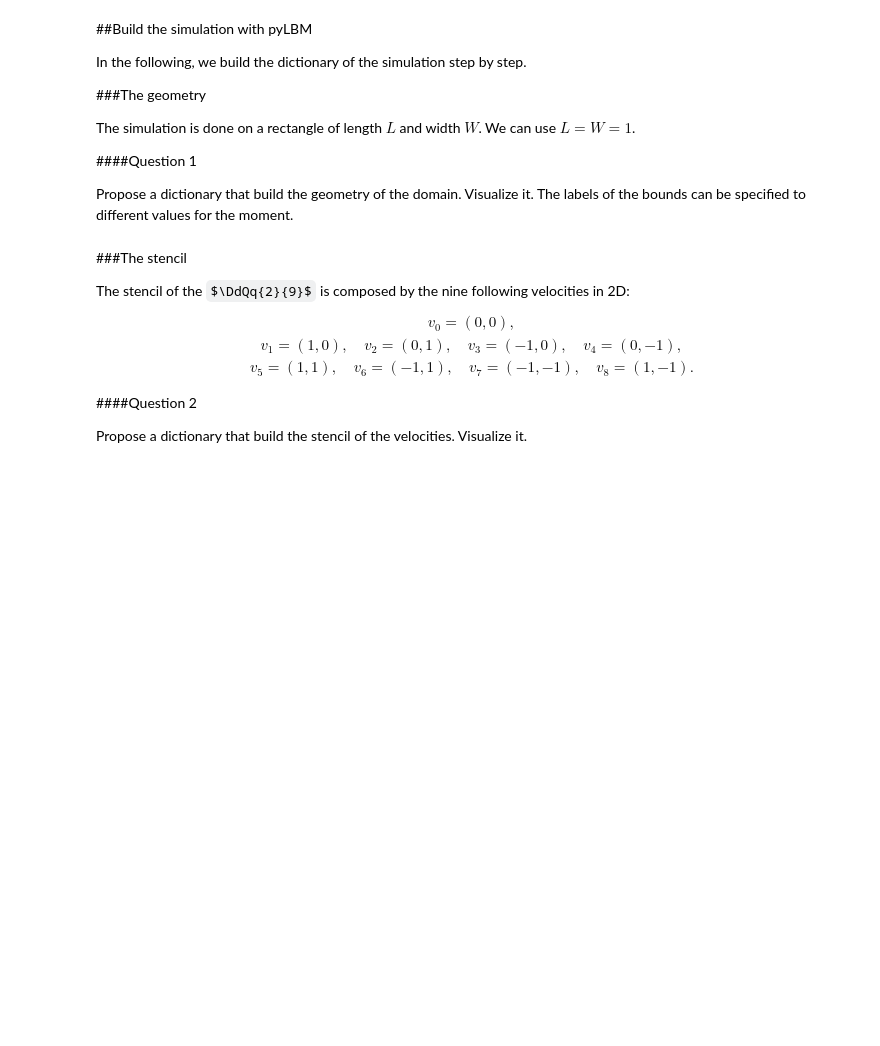
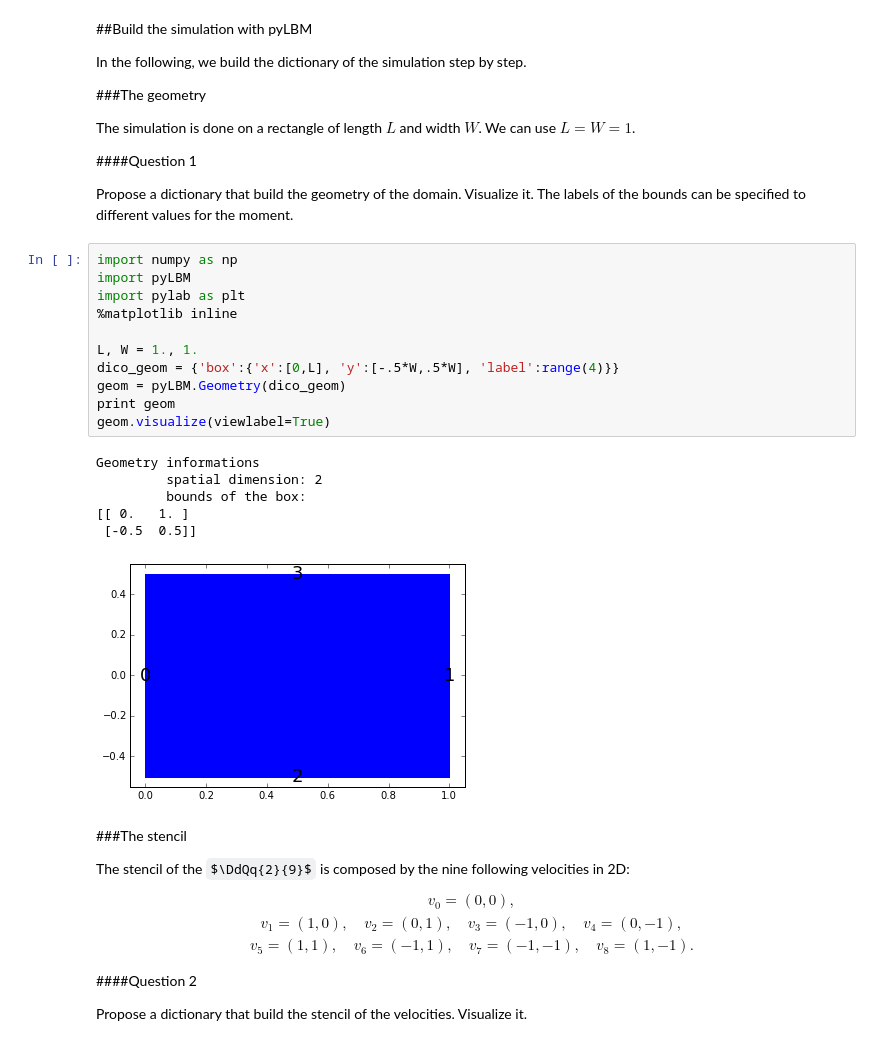
Before and after one commit to gouarin/pylbm_notebook, a Jupyter notebook: 05_Poiseuille.ipynb, the cells around one changed output. Cells and saved outputs as stored; diff of their text form; some formulas as TeX source; blank space fills up the shorter version.

```diff
--- a/05_Poiseuille.ipynb
+++ b/05_Poiseuille.ipynb
@@ -52,6 +52,24 @@ The simulation is done on a rectangle of length $L$ and width $W$. We can use $L
 ####Question 1
 
 Propose a dictionary that build the geometry of the domain. Visualize it. The labels of the bounds can be specified to different values for the moment.
+# %%
+import numpy as np
+import pyLBM
+import pylab as plt
+%matplotlib inline
+
+L, W = 1., 1.
+dico_geom = {'box':{'x':[0,L], 'y':[-.5*W,.5*W], 'label':range(4)}}
+geom = pyLBM.Geometry(dico_geom)
+print geom
+geom.visualize(viewlabel=True)
+# %% [output]
+Geometry informations
+         spatial dimension: 2
+         bounds of the box:
+[[ 0.   1. ]
+ [-0.5  0.5]]
+[figure, added]
 # %% [markdown]
 ###The stencil
 
```
Also changed, not shown: parts of 5 cells of this notebook, 5 other files.
